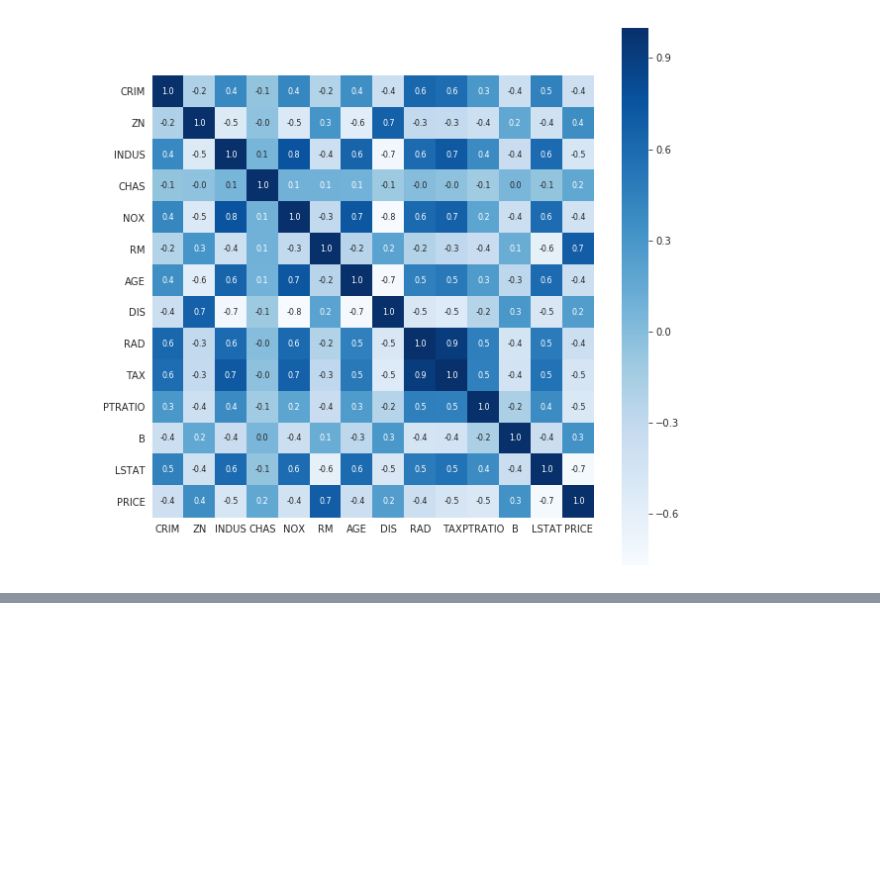
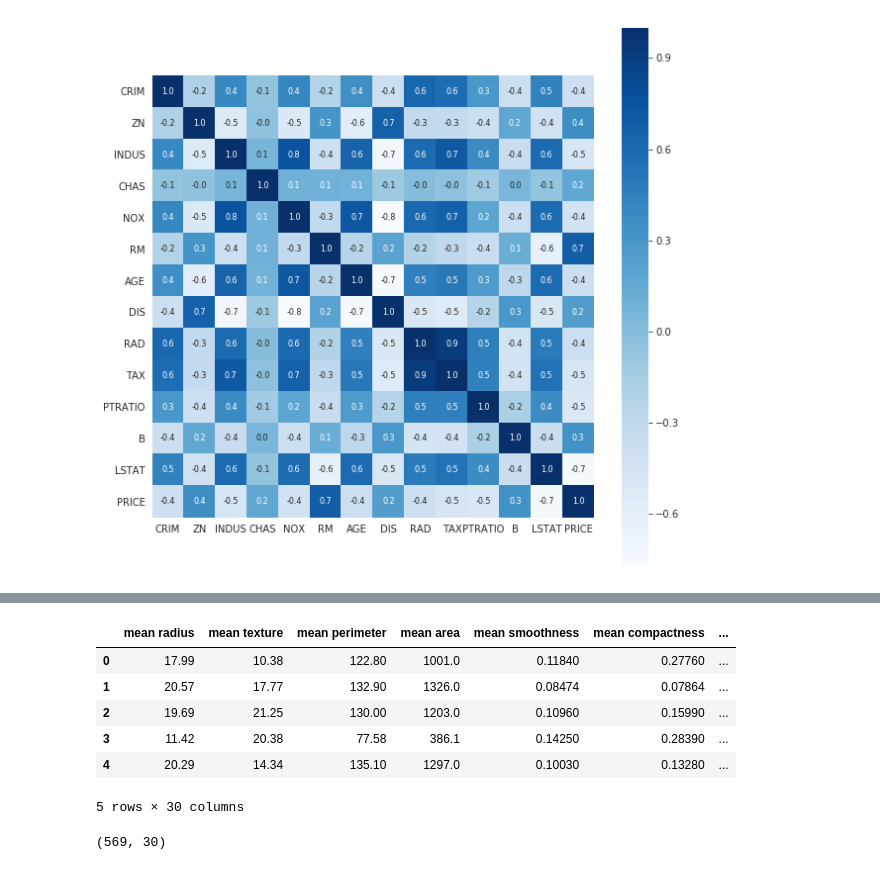
Before and after one commit to glenchiridza/ml_chp1_concepts, a Jupyter notebook: cp1.ipynb, the cells around one changed output, grey strips where cells are left out. Saved outputs shown, nothing was run; the diff lists cells and outputs as text; code cells hidden in the pictures; blank space fills up the shorter version.

Commit message:
data standardization

```diff
--- a/cp1.ipynb
+++ b/cp1.ipynb
@@ -1033,0 +1150,3 @@ sns.heatmap(correlation, cbar=True,square=True,fmt='.1f',annot=True,annot_kws={'
+# %%
+#load the dataset
+dataset = sklearn.datasets.load_breast_cancer()
@@ -1033,0 +1175,16 @@ sns.heatmap(correlation, cbar=True,square=True,fmt='.1f',annot=True,annot_kws={'
+# %%
+df = pd.DataFrame(dataset.data,columns=dataset.feature_names)
+# %%
+df.head()
+# %% [output]
+|  | mean radius | mean texture | mean perimeter | mean area | mean smoothness | mean compactness | ... |
+| 0 | 17.99 | 10.38 | 122.80 | 1001.0 | 0.11840 | 0.27760 | ... |
+| 1 | 20.57 | 17.77 | 132.90 | 1326.0 | 0.08474 | 0.07864 | ... |
+| 2 | 19.69 | 21.25 | 130.00 | 1203.0 | 0.10960 | 0.15990 | ... |
+| 3 | 11.42 | 20.38 | 77.58 | 386.1 | 0.14250 | 0.28390 | ... |
+| 4 | 20.29 | 14.34 | 135.10 | 1297.0 | 0.10030 | 0.13280 | ... |
+5 rows × 30 columns
+# %%
+df.shape
+# %% [output]
+(569, 30)
```
Also changed, not shown: parts of 31 cells of this notebook.
